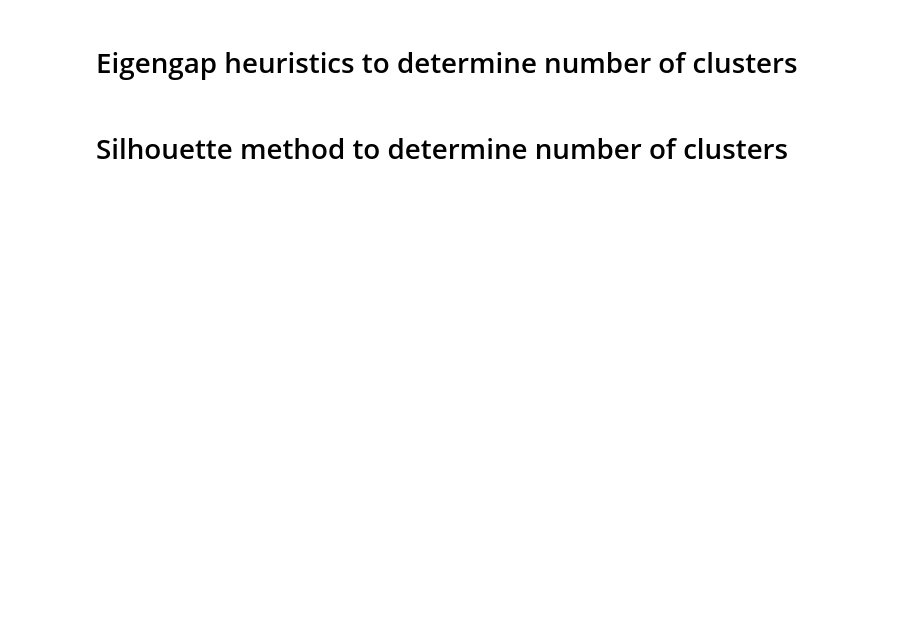
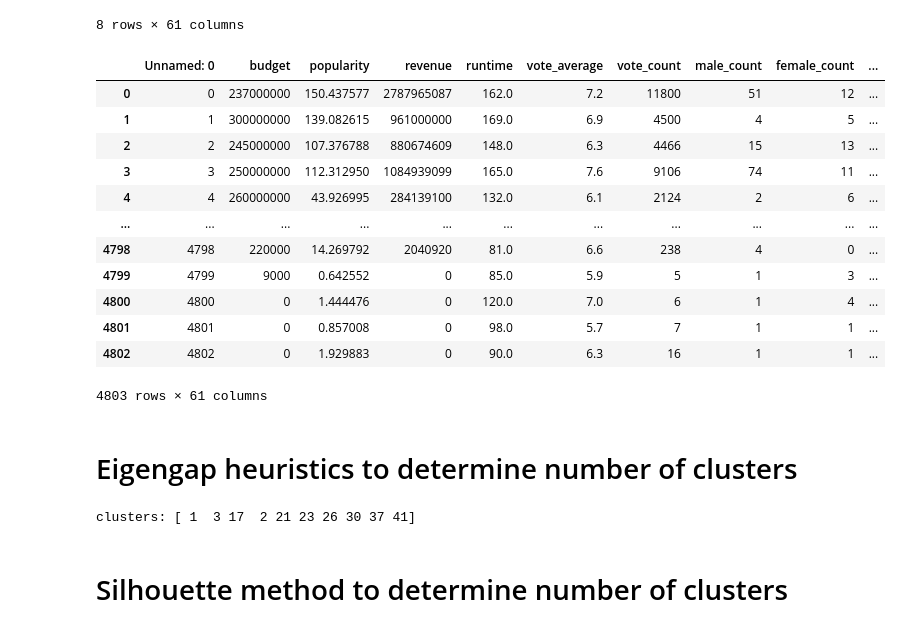
Before and after one commit to Bhagesh-Gaur/Which-Movie-Should-I-watch-A-Movie-recommender-system, a Jupyter notebook: Models/spectral_clustering.ipynb, the cells around one changed output. Saved outputs shown, nothing was run; the diff lists cells and outputs as text; code cells hidden in the pictures; blank space fills up the shorter version.

```diff
--- a/Models/spectral_clustering.ipynb
+++ b/Models/spectral_clustering.ipynb
@@ -22,17 +22,19 @@ style.use("fivethirtyeight")
 
 import sys
 # %%
-# dataset = pd.read_csv('./../Datasets/tmdb_prepro.csv')
-dataset = pd.read_csv('./../Datasets/movies46k_prepro_onehot.csv')
+dataset = pd.read_csv('./../Datasets/tmdb_prepro.csv')
+# dataset = pd.read_csv('./../Datasets/movies46k_prepro_onehot.csv')
 # %%
 # pd.set_option('display.max_columns', 500)
 # text_columns = ['original_title', 'overview', 'title', 'keywords', 'actors', 'characters', 'original_language']
 text_columns = ['release_date', 'original_title', 'overview', 'id', 'tagline', 'title', 'keywords', 'actors', 'characters', 'original_language']
 df = dataset.drop(columns=text_columns)
 display(pd.DataFrame(df.describe()))
+display(pd.DataFrame(df))
 
 
 df = StandardScaler().fit_transform(df)
+
 # display(pd.DataFrame(pd.DataFrame(df).describe()))
 
 
@@ -43,7 +45,7 @@ df = StandardScaler().fit_transform(df)
 # df = pd.DataFrame(principalComponents)
 
 ## LDA works well with sparse data (a lot of zeroes)
-svd = TruncatedSVD(n_components=10, algorithm='randomized')
-df = svd.fit_transform(df)
-
-display(pd.DataFrame(df))
+svd = TruncatedSVD(n_components=30, algorithm='randomized', random_state=10)
+df = pd.DataFrame(svd.fit_transform(df))[ : 100]
+# df = df.sample(100, replace=False)
+# %% [output]
@@ -50,7 +61,21 @@ display(pd.DataFrame(df))
+8 rows × 61 columns
+|  | Unnamed: 0 | budget | popularity | revenue | runtime | vote_average | vote_count | male_count | female_count | ... |
+| 0 | 0 | 237000000 | 150.437577 | 2787965087 | 162.0 | 7.2 | 11800 | 51 | 12 | ... |
+| 1 | 1 | 300000000 | 139.082615 | 961000000 | 169.0 | 6.9 | 4500 | 4 | 5 | ... |
+| 2 | 2 | 245000000 | 107.376788 | 880674609 | 148.0 | 6.3 | 4466 | 15 | 13 | ... |
+| 3 | 3 | 250000000 | 112.312950 | 1084939099 | 165.0 | 7.6 | 9106 | 74 | 11 | ... |
+| 4 | 4 | 260000000 | 43.926995 | 284139100 | 132.0 | 6.1 | 2124 | 2 | 6 | ... |
+| ... | ... | ... | ... | ... | ... | ... | ... | ... | ... | ... |
+| 4798 | 4798 | 220000 | 14.269792 | 2040920 | 81.0 | 6.6 | 238 | 4 | 0 | ... |
+| 4799 | 4799 | 9000 | 0.642552 | 0 | 85.0 | 5.9 | 5 | 1 | 3 | ... |
+| 4800 | 4800 | 0 | 1.444476 | 0 | 120.0 | 7.0 | 6 | 1 | 4 | ... |
+| 4801 | 4801 | 0 | 0.857008 | 0 | 98.0 | 5.7 | 7 | 1 | 1 | ... |
+| 4802 | 4802 | 0 | 1.929883 | 0 | 90.0 | 6.3 | 16 | 1 | 1 | ... |
+4803 rows × 61 columns
 # %% [markdown]
 # Eigengap heuristics to determine number of clusters
 # %%
-def getAffinityMatrix(coordinates, k = 7):
+def getAffinityMatrix(coordinates, k=6):
 
     dists = squareform(pdist(coordinates))
     knn_distances = np.sort(dists, axis=0)[k]
@@ -67,7 +92,7 @@ def getAffinityMatrix(coordinates, k = 7):
     return am
 
 
-def eigenDecomposition(A, topK=1):
+def eigenDecomposition(A, topK=10):
     L = csgraph.laplacian(A, normed=True)
     n_components = A.shape[0]
 
@@ -78,9 +103,11 @@ def eigenDecomposition(A, topK=1):
 
     return nb_clusters
 
-am = getAffinityMatrix(df, k=10)
+am = getAffinityMatrix(df)
 nc = eigenDecomposition(am)
-print(nc)
+print("clusters:", nc)
+# %% [output]
+clusters: [ 1  3 17  2 21 23 26 30 37 41]
 # %% [markdown]
 # Silhouette method to determine number of clusters
 # %%
```
Also changed, not shown: parts of 6 cells of this notebook, 1 other file.
